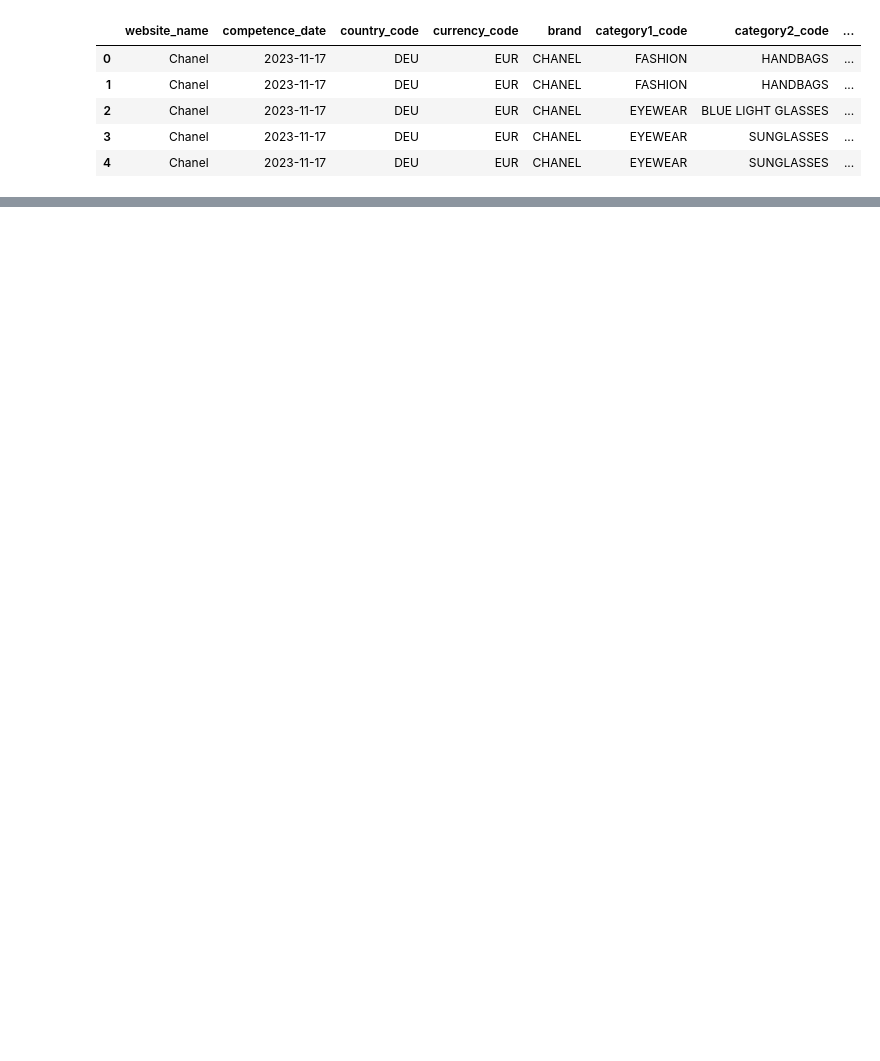
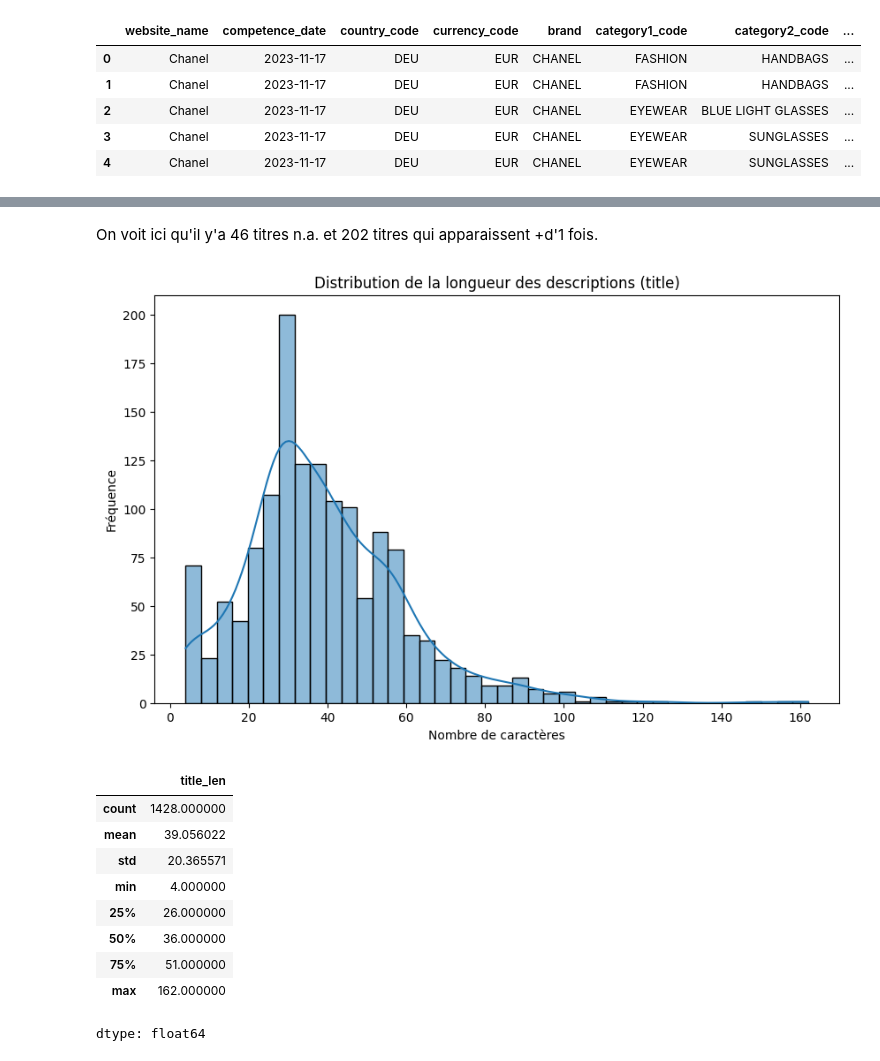
Before and after one commit to Styleflo/CocoBot, a Jupyter notebook: ProjetFinal.ipynb, the cells around one changed output, grey strips where cells are left out. Saved outputs shown, nothing was run; the diff lists cells and outputs as text; code cells hidden in the pictures; blank space fills up the shorter version.

```diff
--- a/ProjetFinal.ipynb
+++ b/ProjetFinal.ipynb
@@ -148,0 +520,21 @@ df_clean
+# %%
+# Table: titres qui apparaissent plus d'une fois + leur nombre d'apparitions
+title_counts = (
+    df.groupby("title")
+      .size()
+      .reset_index(name="count")
+)
+
+title_counts_duplicated = (
+    title_counts[title_counts["count"] > 1]
+    .sort_values("count", ascending=False)
+)
+
+# Afficher jusqu'à 500 lignes (par ex. ; mets None pour tout)
+pd.set_option("display.max_rows", 500)
+# Ne pas tronquer le texte dans les colonnes
+pd.set_option("display.max_colwidth", None)
+
+print("Table: title duplicated (count > 1)")
+display(title_counts_duplicated)
+print(title_counts_duplicated.shape)
@@ -148,0 +561,25 @@ df_clean
+# %% [markdown]
+On voit ici qu'il y'a 46 titres n.a. et 202 titres qui apparaissent +d'1 fois.
+# %%
+df['title_len'] = df['title'].astype(str).str.len()
+
+plt.figure(figsize=(10,6))
+sns.histplot(df['title_len'], bins=40, kde=True)
+plt.title("Distribution de la longueur des descriptions (title)")
+plt.xlabel("Nombre de caractères")
+plt.ylabel("Fréquence")
+plt.show()
+
+df['title_len'].describe()
+# %% [output]
+[figure, added]
+|  | title_len |
+| count | 1428.000000 |
+| mean | 39.056022 |
+| std | 20.365571 |
+| min | 4.000000 |
+| 25% | 26.000000 |
+| 50% | 36.000000 |
+| 75% | 51.000000 |
+| max | 162.000000 |
+dtype: float64
```
Also changed, not shown: parts of 77 cells of this notebook.
